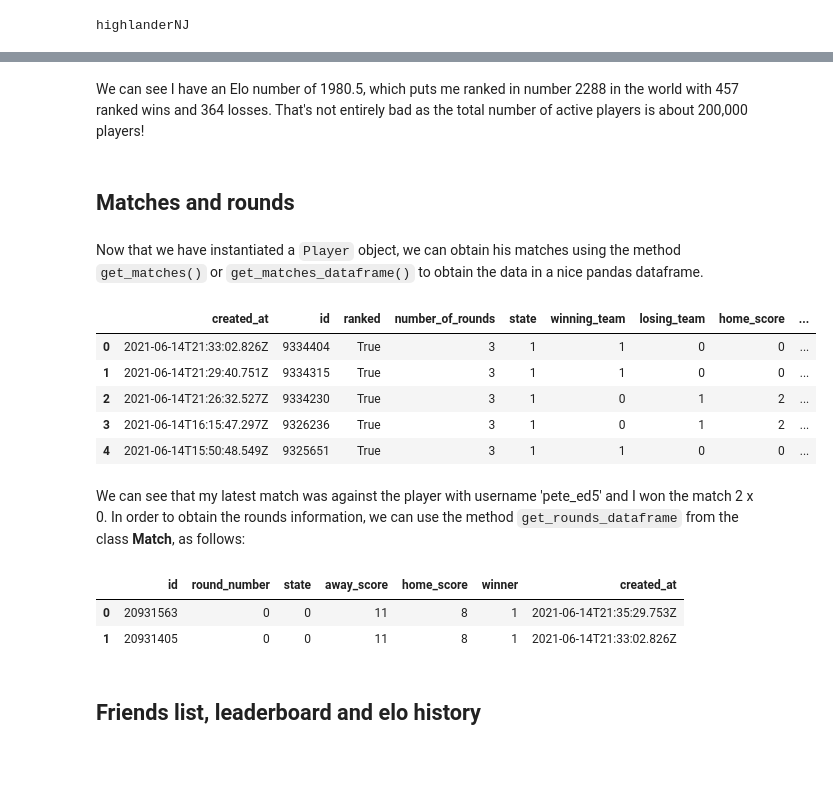
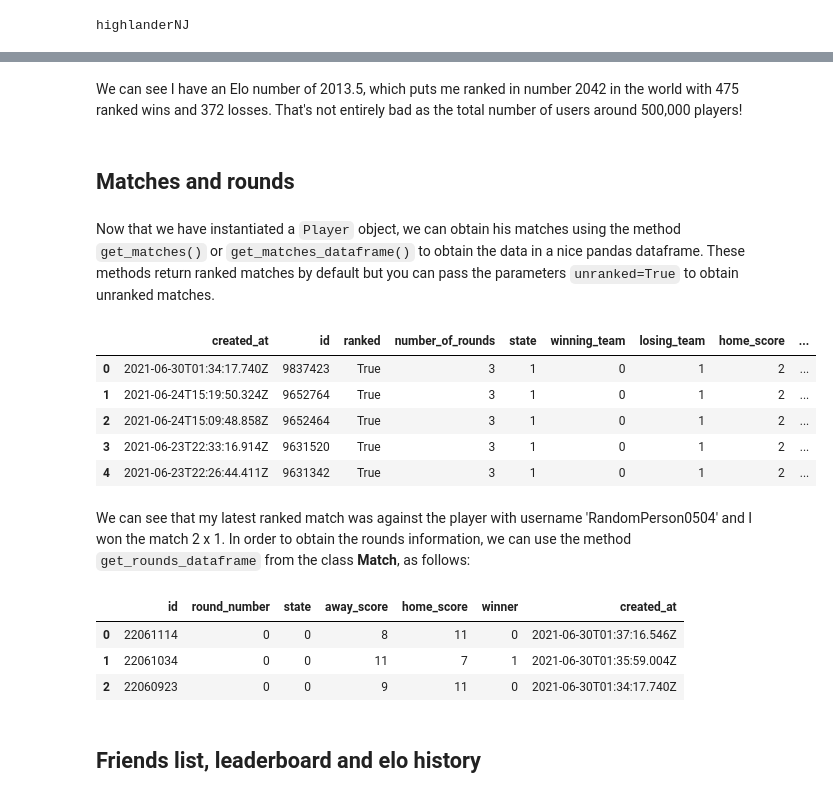
Before and after one commit to souzatharsis/pyETT, a Jupyter notebook: docs/source/pyETT_demo.ipynb, the cells around one changed output, grey strips where cells are left out. Saved outputs shown, nothing was run; the diff lists cells and outputs as text; code cells hidden in the pictures; blank space fills up the shorter version.

```diff
--- a/docs/source/pyETT_demo.ipynb
+++ b/docs/source/pyETT_demo.ipynb
@@ -52,27 +43,28 @@ username:highlanderNJ
 # %% [markdown]
-We can see I have an Elo number of 1980.5, which puts me ranked in number 2288 in the world with 457 ranked wins and 364 losses. That's not entirely bad as the total number of active players is about 200,000 players!
+We can see I have an Elo number of 2013.5, which puts me ranked in number 2042 in the world with 475 ranked wins and 372 losses. That's not entirely bad as the total number of users around 500,000 players!
 # %% [markdown]
 ## Matches and rounds
 # %% [markdown]
-Now that we have instantiated a `Player` object, we can obtain his matches using the method `get_matches()` or `get_matches_dataframe()` to obtain the data in a nice pandas dataframe.
+Now that we have instantiated a `Player` object, we can obtain his matches using the method `get_matches()` or `get_matches_dataframe()` to obtain the data in a nice pandas dataframe. These methods return ranked matches by default but you can pass the parameters `unranked=True` to obtain unranked matches.
 # %%
-m = p.get_matches_dataframe().head()
-m
+m = p.get_matches_dataframe()
+m.head()
 # %% [output]
 |  | created_at | id | ranked | number_of_rounds | state | winning_team | losing_team | home_score | ... |
-| 0 | 2021-06-14T21:33:02.826Z | 9334404 | True | 3 | 1 | 1 | 0 | 0 | ... |
-| 1 | 2021-06-14T21:29:40.751Z | 9334315 | True | 3 | 1 | 1 | 0 | 0 | ... |
-| 2 | 2021-06-14T21:26:32.527Z | 9334230 | True | 3 | 1 | 0 | 1 | 2 | ... |
-| 3 | 2021-06-14T16:15:47.297Z | 9326236 | True | 3 | 1 | 0 | 1 | 2 | ... |
-| 4 | 2021-06-14T15:50:48.549Z | 9325651 | True | 3 | 1 | 1 | 0 | 0 | ... |
+| 0 | 2021-06-30T01:34:17.740Z | 9837423 | True | 3 | 1 | 0 | 1 | 2 | ... |
+| 1 | 2021-06-24T15:19:50.324Z | 9652764 | True | 3 | 1 | 0 | 1 | 2 | ... |
+| 2 | 2021-06-24T15:09:48.858Z | 9652464 | True | 3 | 1 | 0 | 1 | 2 | ... |
+| 3 | 2021-06-23T22:33:16.914Z | 9631520 | True | 3 | 1 | 0 | 1 | 2 | ... |
+| 4 | 2021-06-23T22:26:44.411Z | 9631342 | True | 3 | 1 | 0 | 1 | 2 | ... |
 # %% [markdown]
-We can see that my latest match was against the player with username 'pete_ed5' and I won the match 2 x 0. In order to obtain the rounds information, we can use the method `get_rounds_dataframe` from the class **Match**, as follows:
+We can see that my latest ranked match was against the player with username 'RandomPerson0504' and I won the match 2 x 1. In order to obtain the rounds information, we can use the method `get_rounds_dataframe` from the class **Match**, as follows:
 # %%
 ett.Match.get_rounds_dataframe(m.rounds[0])
 # %% [output]
 |  | id | round_number | state | away_score | home_score | winner | created_at |
-| 0 | 20931563 | 0 | 0 | 11 | 8 | 1 | 2021-06-14T21:35:29.753Z |
-| 1 | 20931405 | 0 | 0 | 11 | 8 | 1 | 2021-06-14T21:33:02.826Z |
+| 0 | 22061114 | 0 | 0 | 8 | 11 | 0 | 2021-06-30T01:37:16.546Z |
+| 1 | 22061034 | 0 | 0 | 11 | 7 | 1 | 2021-06-30T01:35:59.004Z |
+| 2 | 22060923 | 0 | 0 | 9 | 11 | 0 | 2021-06-30T01:34:17.740Z |
 # %% [markdown]
 ## Friends list, leaderboard and elo history
 # %% [markdown]
```
Also changed, not shown: parts of 9 cells of this notebook, 25 other files.
